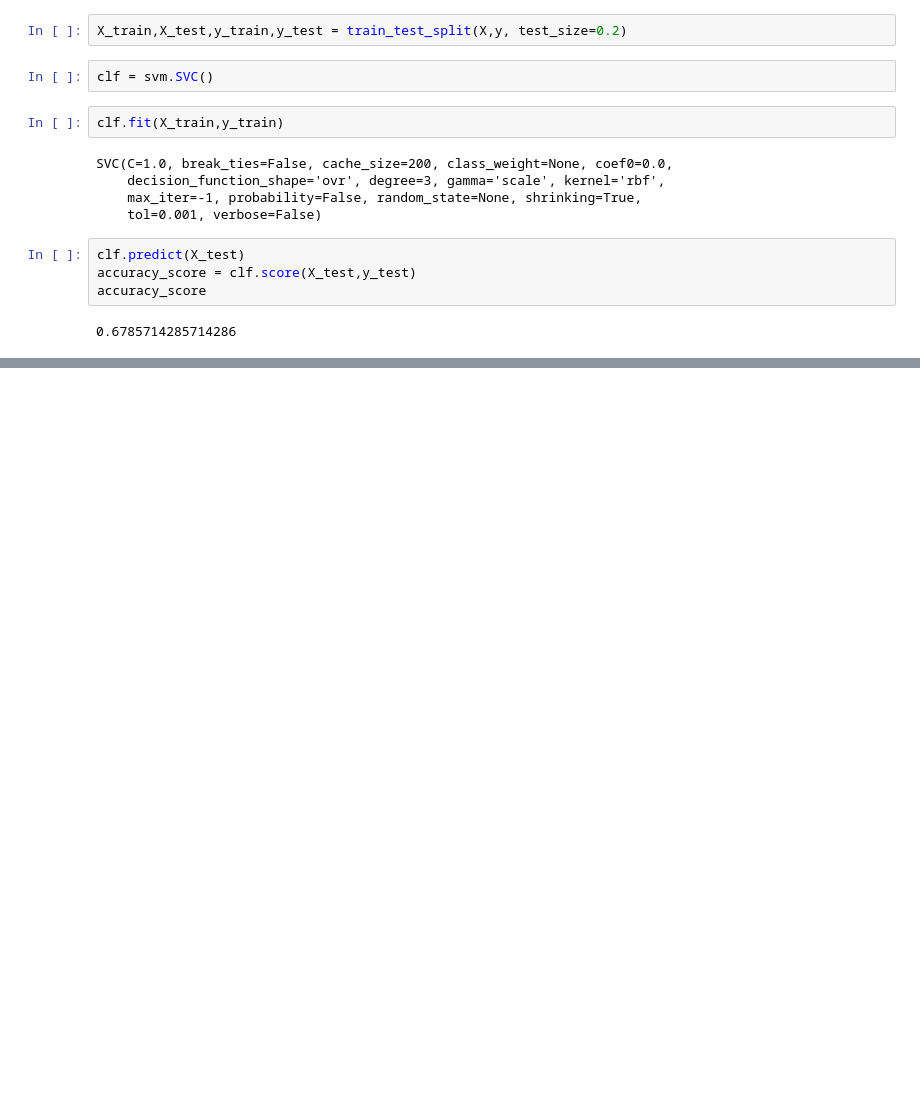
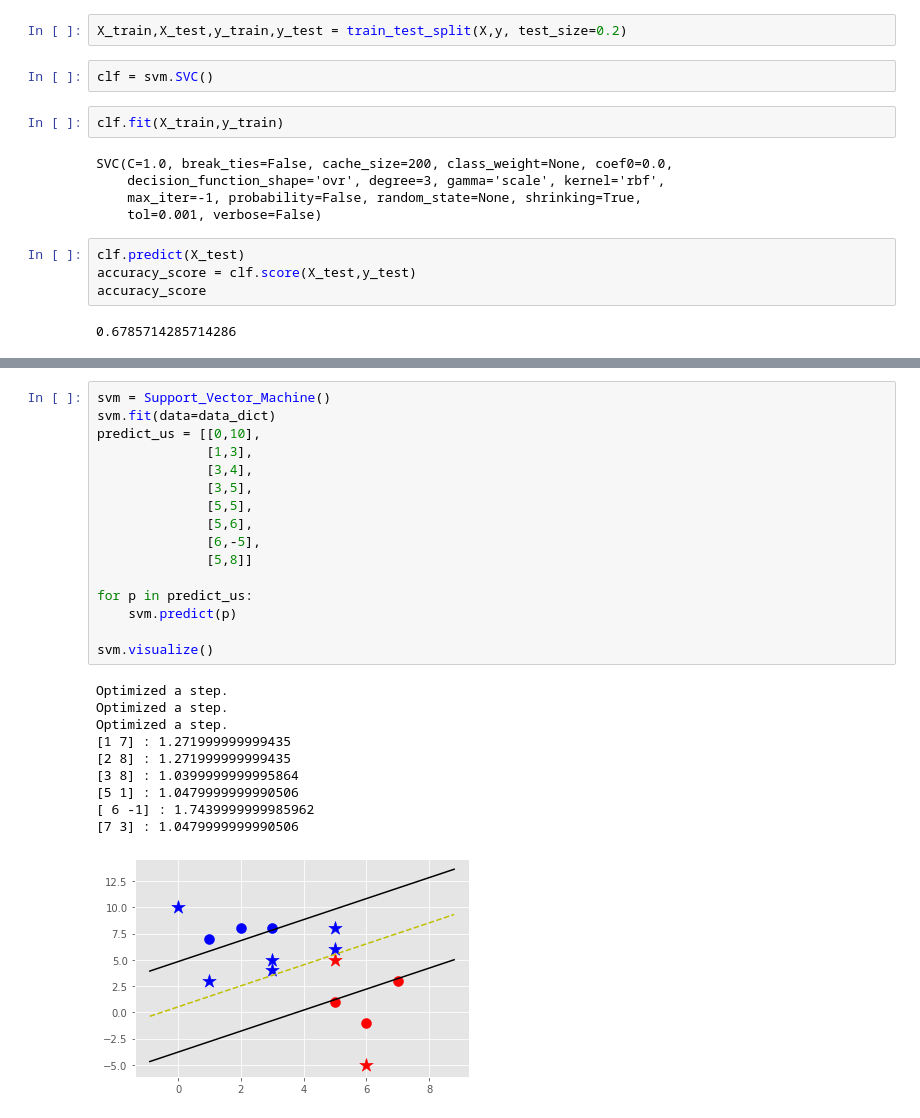
Before and after one commit to emetowinner/DataScience, a Jupyter notebook: DSN 70DaysOfML/DSN 70DaysOfML.ipynb, the cells around one changed output, grey strips where cells are left out. Saved outputs shown, nothing was run; the diff lists cells and outputs as text; blank space fills up the shorter version.

```diff
--- a/DSN 70DaysOfML/DSN 70DaysOfML.ipynb
+++ b/DSN 70DaysOfML/DSN 70DaysOfML.ipynb
@@ -297,0 +455,27 @@ accuracy_score
+# %%
+svm = Support_Vector_Machine()
+svm.fit(data=data_dict)
+predict_us = [[0,10],
+              [1,3],
+              [3,4],
+              [3,5],
+              [5,5],
+              [5,6],
+              [6,-5],
+              [5,8]]
+
+for p in predict_us:
+    svm.predict(p)
+
+svm.visualize()
+# %% [output]
+Optimized a step.
+Optimized a step.
+Optimized a step.
+[1 7] : 1.271999999999435
+[2 8] : 1.271999999999435
+[3 8] : 1.0399999999995864
+[5 1] : 1.0479999999990506
+[ 6 -1] : 1.7439999999985962
+[7 3] : 1.0479999999990506
+[figure, added]
```
Also changed, not shown: parts of 3 cells of this notebook, 3 other files.
